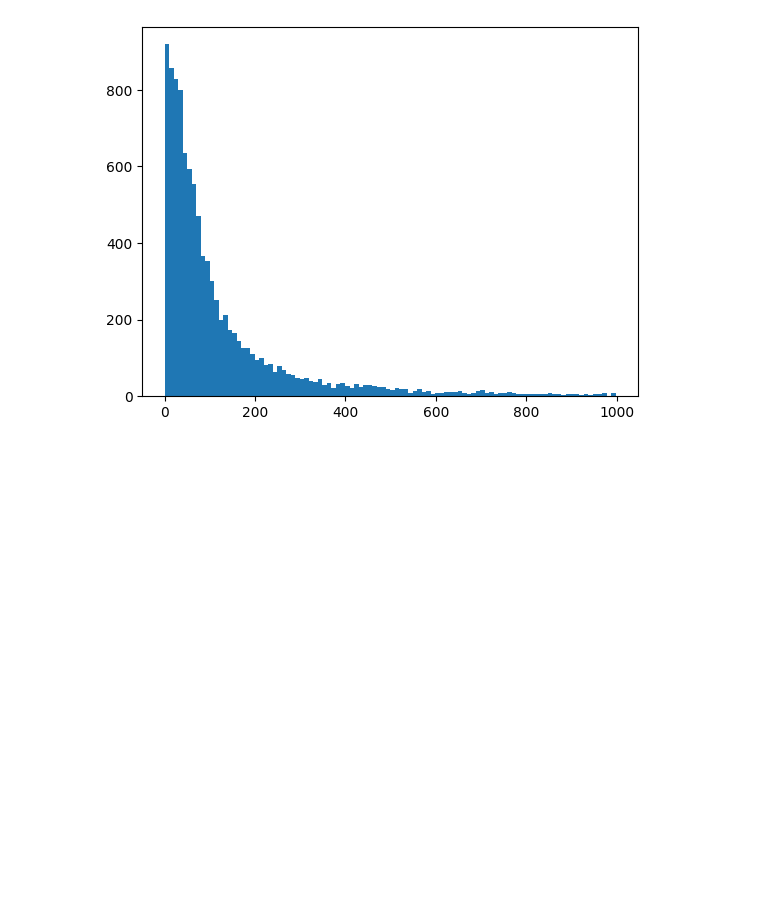
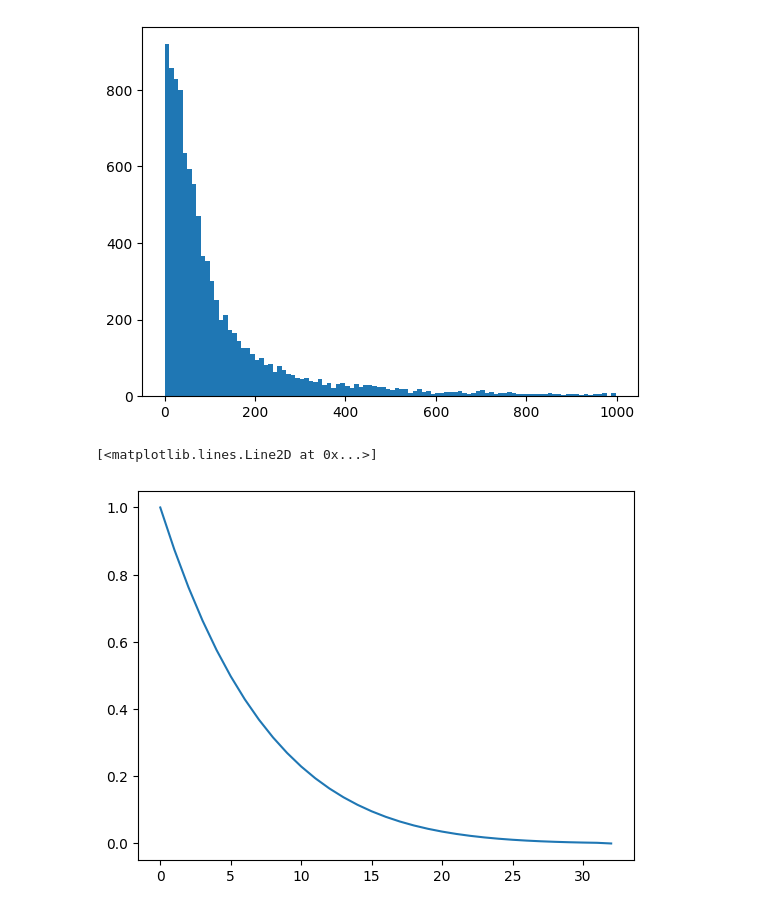
Before and after one commit to amyxlu/plaid-dev-distributed, a Jupyter notebook: notebooks/01_sigmas.ipynb, the cells around one changed output. Cells and saved outputs as stored; diff of their text form; code cells hidden in the pictures; blank space fills up the shorter version.

```diff
--- a/notebooks/01_sigmas.ipynb
+++ b/notebooks/01_sigmas.ipynb
@@ -31,3 +31,33 @@ _ = plt.hist(sigmas, bins=100)
 # %% [output]
 torch.Size([10000])
 [figure]
+# %%
+num_sample_steps = 32 # number of sampling steps
+sigma_min = 0.002     # min noise level
+sigma_max = 80        # max noise level
+sigma_data = 0.5      # standard deviation of data distribution
+rho = 7               # controls the sampling schedule
+P_mean = -1.2         # mean of log-normal distribution from which noise is drawn for training
+P_std = 1.2           # standard deviation of log-normal distribution from which noise is drawn for training
+S_churn = 80          # parameters for stochastic sampling - depends on dataset, Table 5 in apper
+S_tmin = 0.05
+S_tmax = 50
+S_noise = 1.003
+
+device = torch.device("cuda:0")
+
+N = num_sample_steps
+inv_rho = 1 / rho
+
+sigma_max = 1.
+
+
+steps = torch.arange(num_sample_steps, device = device, dtype = torch.float32)
+sigmas = (sigma_max ** inv_rho + steps / (N - 1) * (sigma_min ** inv_rho - sigma_max ** inv_rho)) ** rho
+
+sigmas = F.pad(sigmas, (0, 1), value = 0.) # last step is sigma value of 0.
+sigmas = sigmas.cpu().numpy()
+plt.plot(sigmas)
+# %% [output]
+[<matplotlib.lines.Line2D at 0x...>]
+[figure, added]
```
Also changed, not shown: parts of 2 cells of this notebook, 35 other files.
